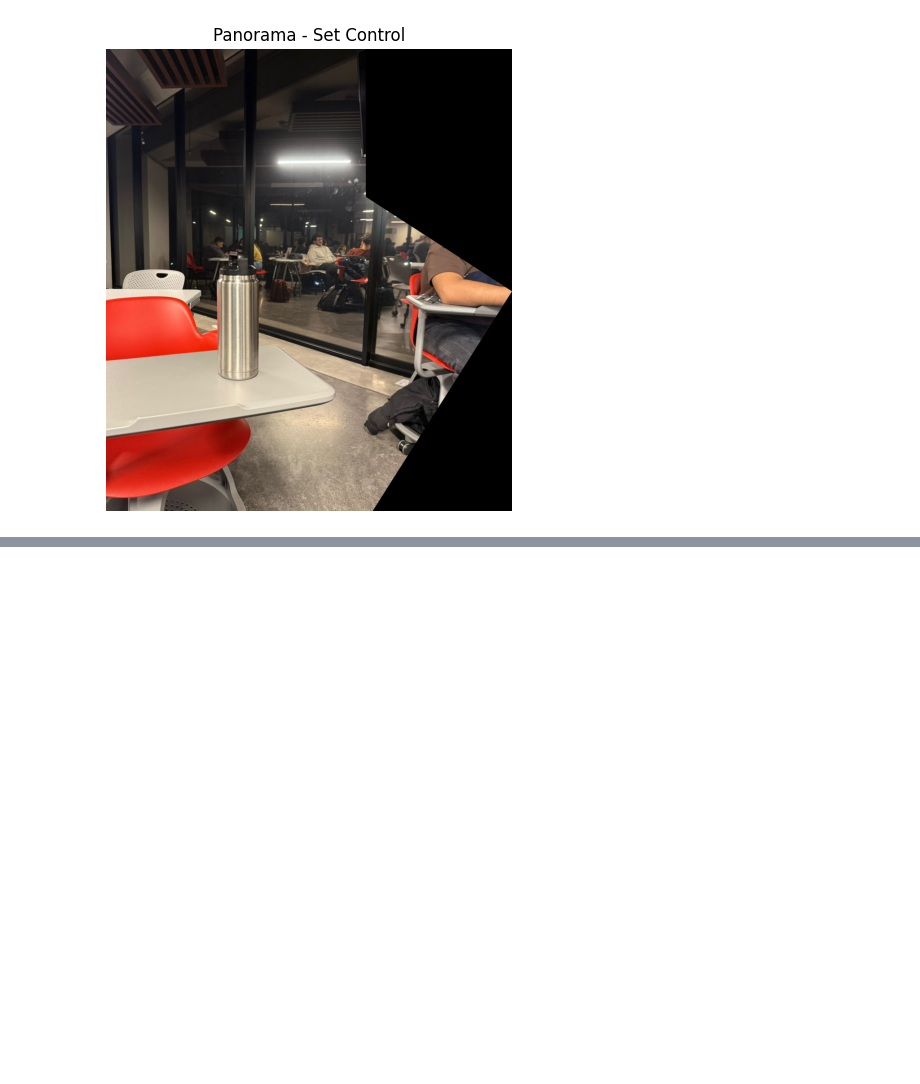
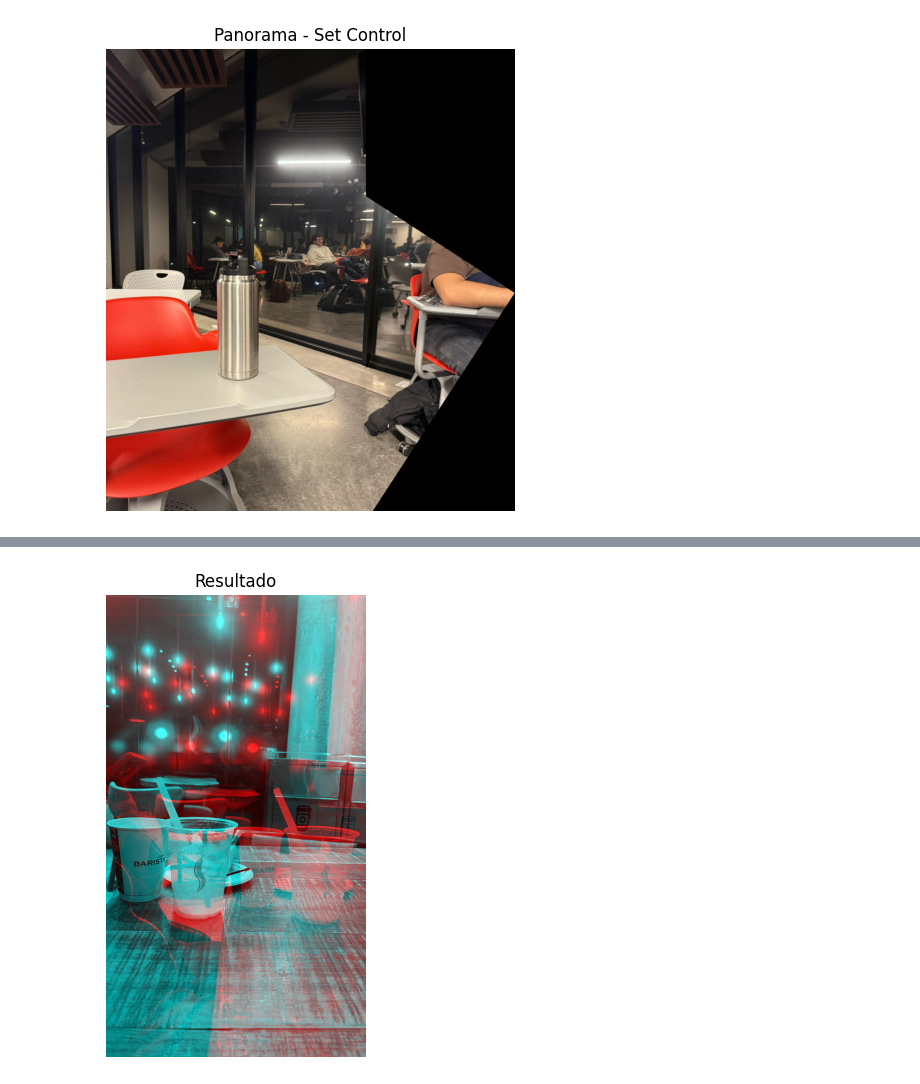
Before and after one commit to Czar272/Lab5VxC, a Jupyter notebook: main.ipynb, the cells around one changed output, grey strips where cells are left out. Drawn from its saved outputs; the diff is of its cells as text; code cells hidden in the pictures; blank space fills up the shorter version.

```diff
--- a/main.ipynb
+++ b/main.ipynb
@@ -118,0 +127,47 @@ show_image(panorama_exp, "Panorama - Set Experimental")
+# %%
+
+def create_anaglyph(base_img_path, warped_img_path, output_path=None):
+    # Leer imágenes
+    base = cv2.imread(base_img_path)
+    warped = cv2.imread(warped_img_path)
+
+    if base is None or warped is None:
+        raise ValueError("Error al cargar alguna de las imágenes.")
+
+    # Asegurar mismo tamaño
+    if base.shape != warped.shape:
+        print("Redimensionando warped para que coincida con base...")
+        warped = cv2.resize(warped, (base.shape[1], base.shape[0]))
+
+    # Convertir a escala de grises si son RGB
+    if len(base.shape) == 3:
+        base_gray = cv2.cvtColor(base, cv2.COLOR_BGR2GRAY)
+    else:
+        base_gray = base.copy()
+
+    if len(warped.shape) == 3:
+        warped_gray = cv2.cvtColor(warped, cv2.COLOR_BGR2GRAY)
+    else:
+        warped_gray = warped.copy()
+
+    # Crear imagen anaglifo
+    anaglyph = np.zeros((base_gray.shape[0], base_gray.shape[1], 3), dtype=np.uint8)
+
+    # Canal Rojo ← base
+    anaglyph[:, :, 2] = base_gray
+
+    # Canal Verde y Azul ← warped (Cian)
+    anaglyph[:, :, 1] = warped_gray
+    anaglyph[:, :, 0] = warped_gray
+
+    # Guardar si se especifica ruta
+    if output_path is not None:
+        cv2.imwrite(output_path, anaglyph)
+
+    return anaglyph
+# %%
+result = create_anaglyph("db/experimental_left.jpeg", "db/experimental_right.jpeg", "anaglyph.png")
+
+show_image(result, "Resultado")
+# %% [output]
+[figure, added]
```
Also changed, not shown: parts of 3 cells of this notebook, 1 other file.
